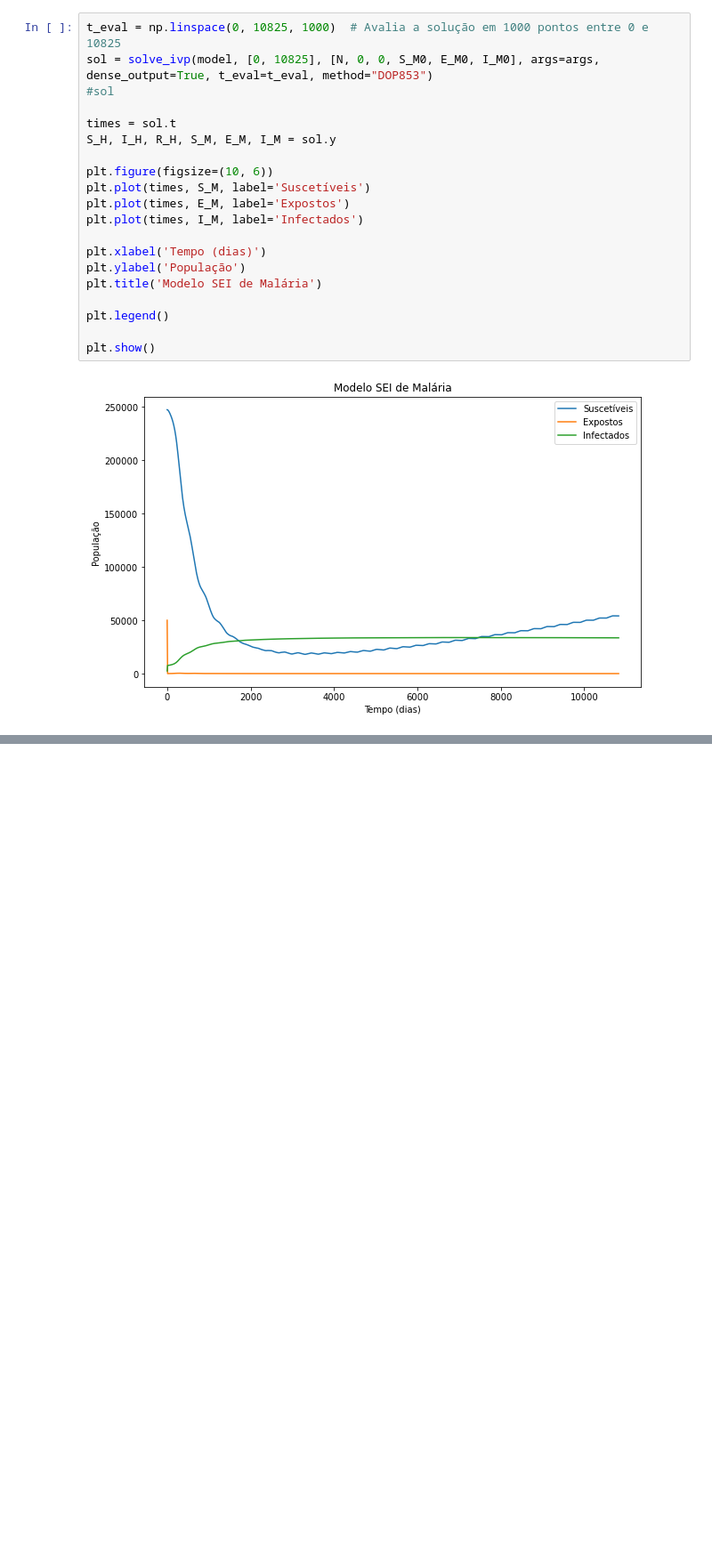
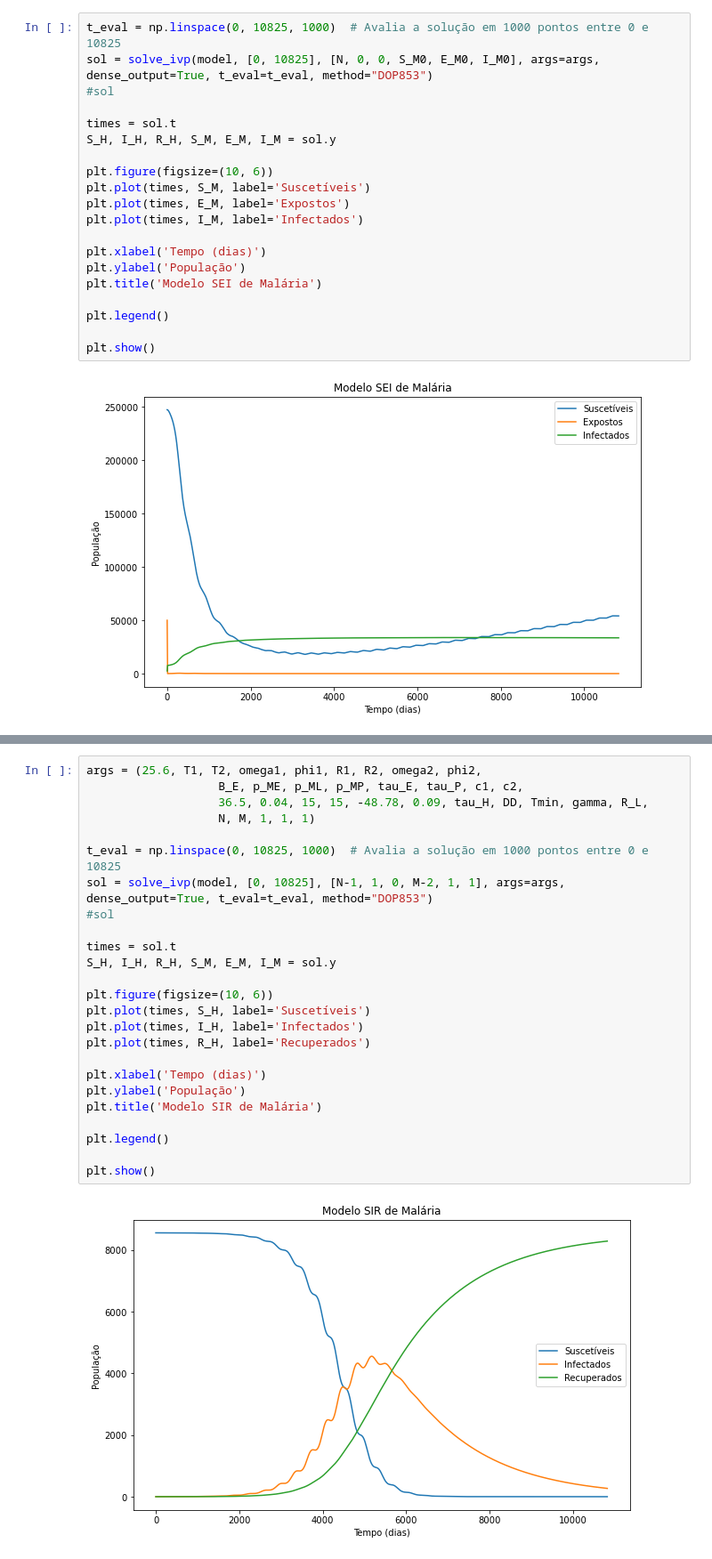
Before and after one commit to RaphaLevy/TCC, a Jupyter notebook: Discussão/Analisa_Modificacoes_do_Biting_Rate.ipynb, the cells around one changed output, grey strips where cells are left out. Shown at 89% size. Drawn from its saved outputs; the diff is of its cells as text; blank space fills up the shorter version.

Commit message:
Inclui plots para R0 < 1

```diff
--- a/Discussão/Analisa_Modificacoes_do_Biting_Rate.ipynb
+++ b/Discussão/Analisa_Modificacoes_do_Biting_Rate.ipynb
@@ -1097,0 +1142,27 @@ plt.show()
+# %%
+args = (25.6, T1, T2, omega1, phi1, R1, R2, omega2, phi2,
+                   B_E, p_ME, p_ML, p_MP, tau_E, tau_P, c1, c2,
+                   36.5, 0.04, 15, 15, -48.78, 0.09, tau_H, DD, Tmin, gamma, R_L,
+                   N, M, 1, 1, 1)
+
+t_eval = np.linspace(0, 10825, 1000)  # Avalia a solução em 1000 pontos entre 0 e 10825
+sol = solve_ivp(model, [0, 10825], [N-1, 1, 0, M-2, 1, 1], args=args, dense_output=True, t_eval=t_eval, method="DOP853")
+#sol
+
+times = sol.t
+S_H, I_H, R_H, S_M, E_M, I_M = sol.y
+
+plt.figure(figsize=(10, 6))
+plt.plot(times, S_H, label='Suscetíveis')
+plt.plot(times, I_H, label='Infectados')
+plt.plot(times, R_H, label='Recuperados')
+
+plt.xlabel('Tempo (dias)')
+plt.ylabel('População')
+plt.title('Modelo SIR de Malária')
+
+plt.legend()
+
+plt.show()
+# %% [output]
+[figure, added]
```
Also changed, not shown: parts of 11 cells of this notebook.
